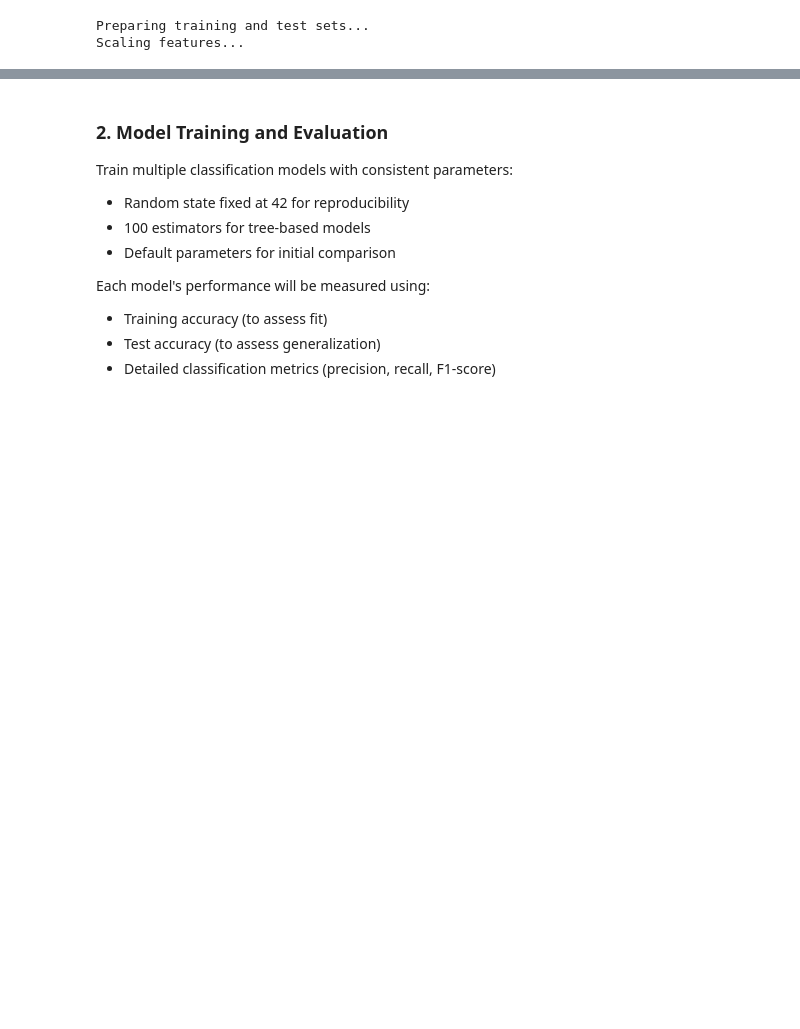
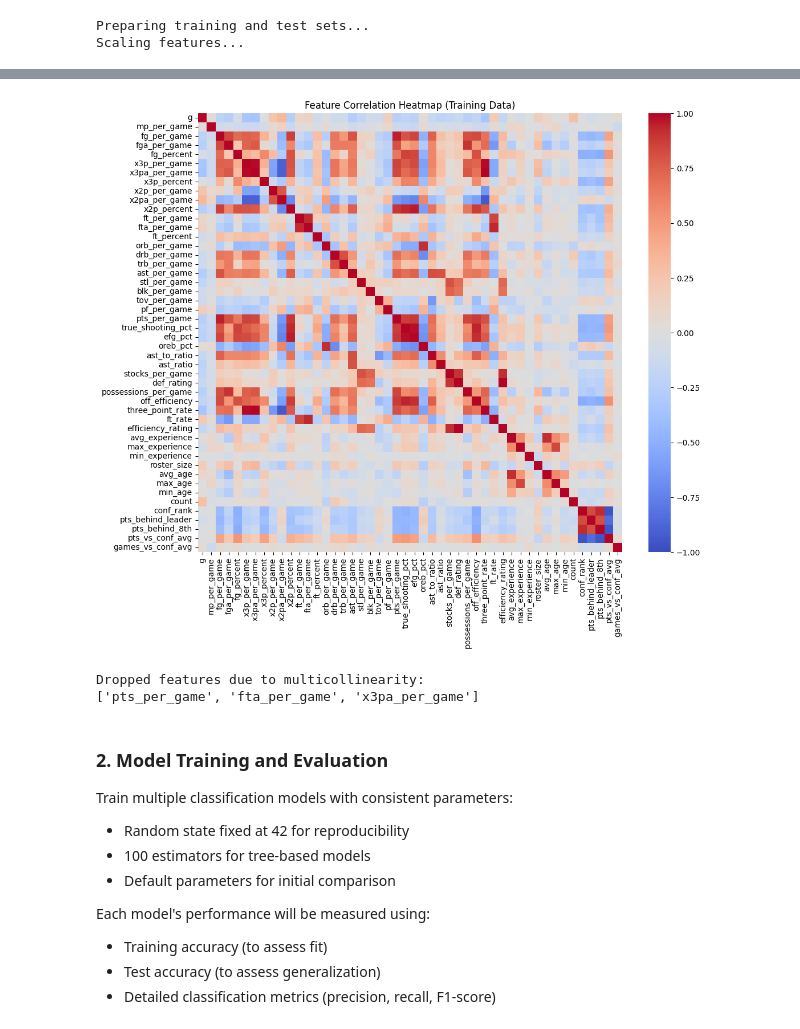
Before and after one commit to lukelittle/csca5622-final-project, a Jupyter notebook: notebooks/04_modeling.ipynb, the cells around one changed output, grey strips where cells are left out. Drawn from its saved outputs; the diff is of its cells as text; code cells hidden in the pictures; blank space fills up the shorter version.

```diff
--- a/notebooks/04_modeling.ipynb
+++ b/notebooks/04_modeling.ipynb
@@ -196,6 +196,9 @@ print("Scaling features...")
 scaler = StandardScaler()
 X_train_scaled = scaler.fit_transform(X_train)
 X_test_scaled = scaler.transform(X_test)
+
+# Compute correlation matrix for training data
+corr_matrix = X_train.corr()
 # %% [output]
 Preparing training and test sets...
 Scaling features...
@@ -202,3 +217,22 @@ Scaling features...
+# %%
+# Plot heatmap
+plt.figure(figsize=(12, 10))
+sns.heatmap(corr_matrix, annot=False, cmap='coolwarm', vmin=-1, vmax=1)
+plt.title('Feature Correlation Heatmap (Training Data)')
+plt.show()
+
+features_to_drop = ['pts_per_game', 'fta_per_game', 'x3pa_per_game']
+
+# Drop features from training and test sets
+X_train = X_train.drop(columns=features_to_drop)
+X_test = X_test.drop(columns=features_to_drop)
+
+print("Dropped features due to multicollinearity:")
+print(features_to_drop)
+# %% [output]
+[figure, added]
+Dropped features due to multicollinearity:
+['pts_per_game', 'fta_per_game', 'x3pa_per_game']
 # %% [markdown]
 ### 2. Model Training and Evaluation
 Train multiple classification models with consistent parameters:
```
Also changed, not shown: parts of 10 cells of this notebook.
